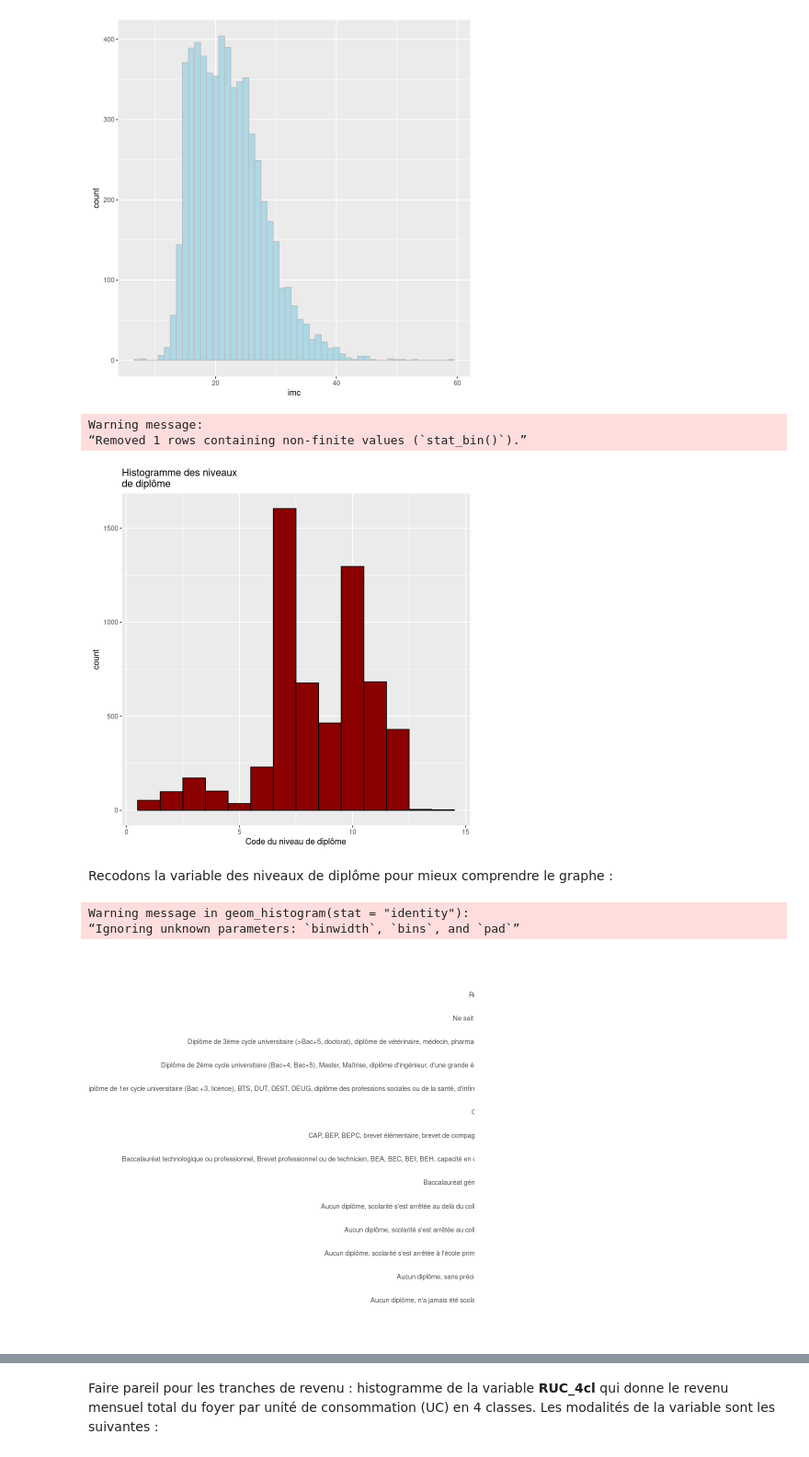
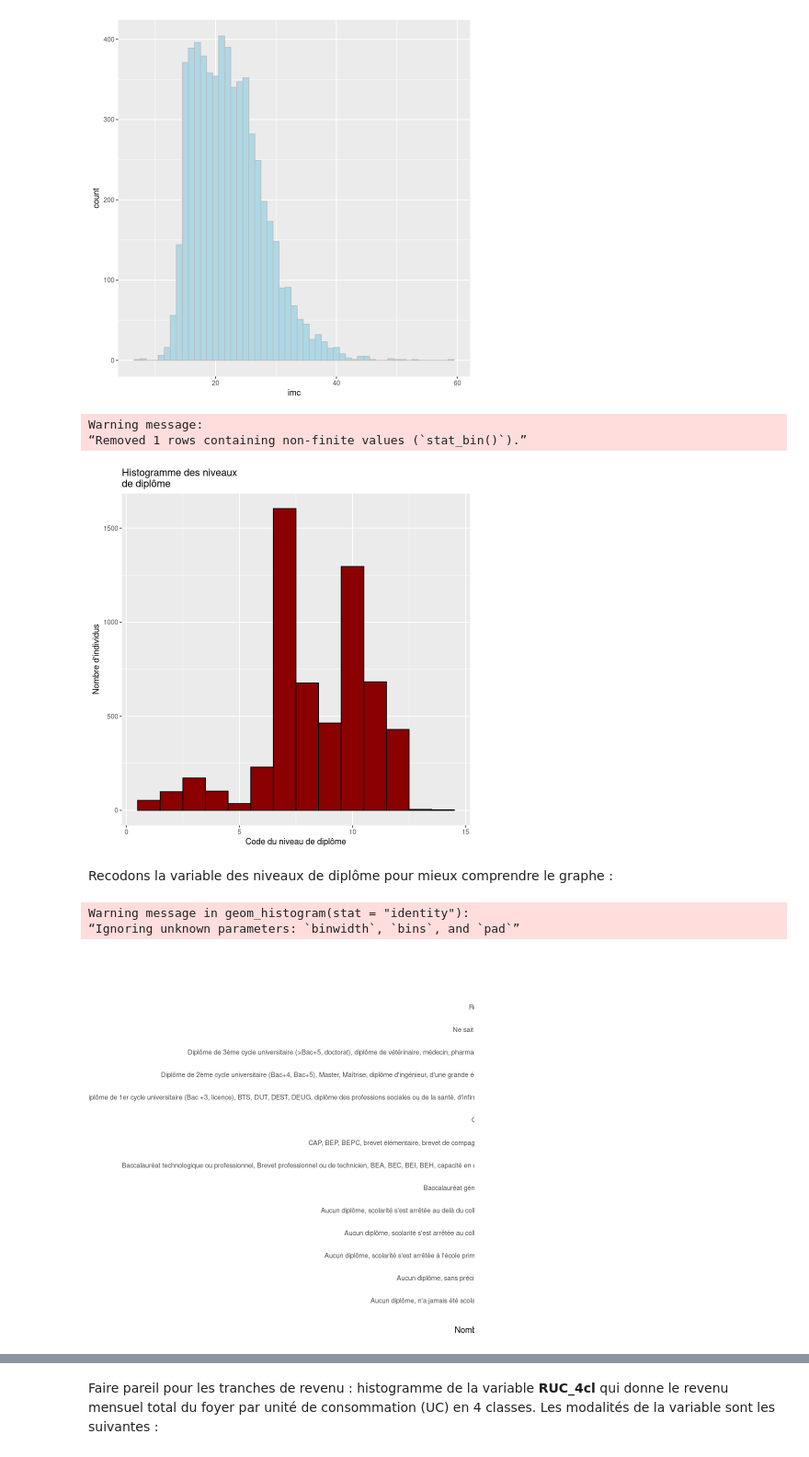
Before and after one commit to InseeFrLab/funathon2023_sujet3, a Jupyter notebook: Sujet_3_R.ipynb, the cells around one changed output, grey strips where cells are left out. Shown: that part at 92% size. Saved outputs shown, nothing was run; the diff lists cells and outputs as text; code cells hidden in the pictures.

```diff
--- a/Sujet_3_R.ipynb
+++ b/Sujet_3_R.ipynb
@@ -137,11 +145,11 @@ ggplot(data=description_indiv,aes(x=diplome_interv))+
     geom_histogram(binwidth=1,color="black",fill="darkred")+
     labs(title="Histogramme des niveaux\nde diplôme",  # cette fois on rajoute des légendes
     x="Code du niveau de diplôme",
-    ylab="Nombre d'individus")
+    y="Nombre d'individus")
 # %% [output]
 Warning message:
 “Removed 1 rows containing non-finite values (`stat_bin()`).”
-[figure, old version]
+[figure, new version]
 # %% [markdown]
 Recodons la variable des niveaux de diplôme pour mieux comprendre le graphe :
 # %%
@@ -164,21 +172,18 @@ description_indiv <- description_indiv %>% mutate(categorie_diplome=case_when(di
 # %%
 # Tableau des fréquences de chaque catégorie de diplome
 counts_diplome <- description_indiv %>% group_by(categorie_diplome) %>% summarise(n=n())
 
 # Graphique en barres horizontales
 ggplot(data=counts_diplome,aes(x=categorie_diplome,y=n))+
     geom_histogram(stat="identity")+
-coord_flip()
-
-
-#plt.title("Histogramme des niveaux de diplôme")
-#plt.xlabel("Libelle du niveau de diplôme")
-#plt.ylabel("Nombre d'individus")
-#plt.show()
+coord_flip()+
+labs(title="Histogramme des niveaux de diplôme",
+     x="Libelle du niveau de diplôme",
+     y="Nombre d'individus")
 # %% [output]
 Warning message in geom_histogram(stat = "identity"):
 “Ignoring unknown parameters: `binwidth`, `bins`, and `pad`”
-[figure, old version]
+[figure, new version]
 # %%
 # Recodage de la variable de type d'agglomération
 
```
Also changed, not shown: parts of 13 cells of this notebook.
